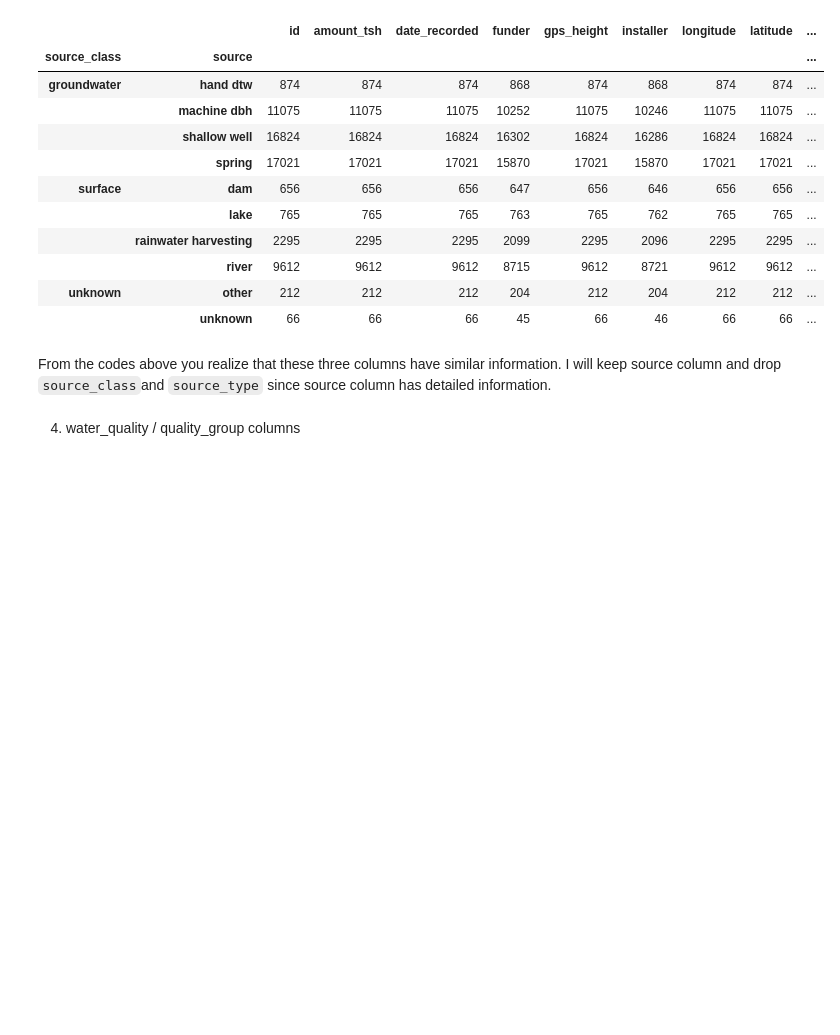
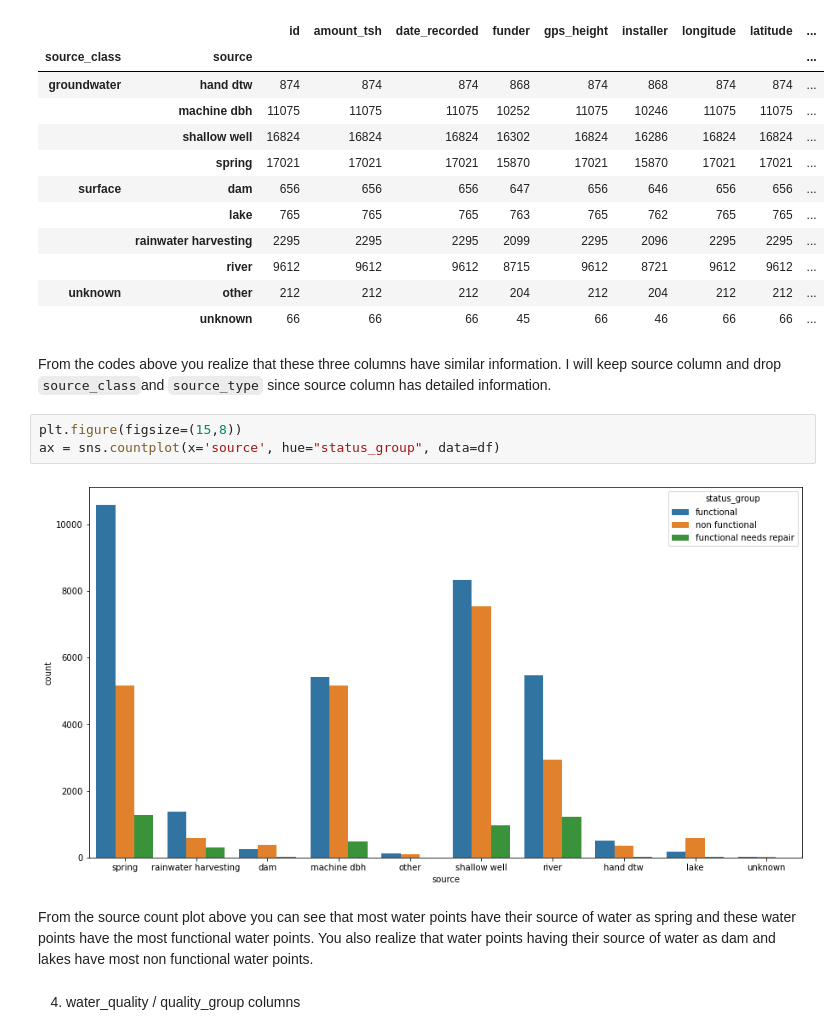
Before and after one commit to waitipeter/TANZANIA-WATER-WELLS-PROJECT, a Jupyter notebook: TanzaniaWaterWells (5).ipynb, the cells around one changed output. Saved outputs shown, nothing was run; the diff lists cells and outputs as text; blank space fills up the shorter version.

```diff
--- a/TanzaniaWaterWells (5).ipynb
+++ b/TanzaniaWaterWells (5).ipynb
@@ -348,6 +369,13 @@ df.groupby(['source_class','source']).count()
 |  | unknown | 66 | 66 | 66 | 45 | 66 | 46 | 66 | 66 | ... |
 # %% [markdown]
 From the codes above you realize that these three columns have similar information. I will keep source column and drop `source_class`and `source_type` since source column has detailed information.
+# %%
+plt.figure(figsize=(15,8))
+ax = sns.countplot(x='source', hue="status_group", data=df)
+# %% [output]
+[figure, added]
+# %% [markdown]
+From the source count plot above you can see that most water points have their source of water as spring and these water points have the most functional water points. You also realize that water points having their source of water as dam and lakes have most non functional water points.
 # %% [markdown]
 4. water_quality / quality_group columns
 # %%
```
Also changed, not shown: parts of 37 cells of this notebook, 2 other files.
